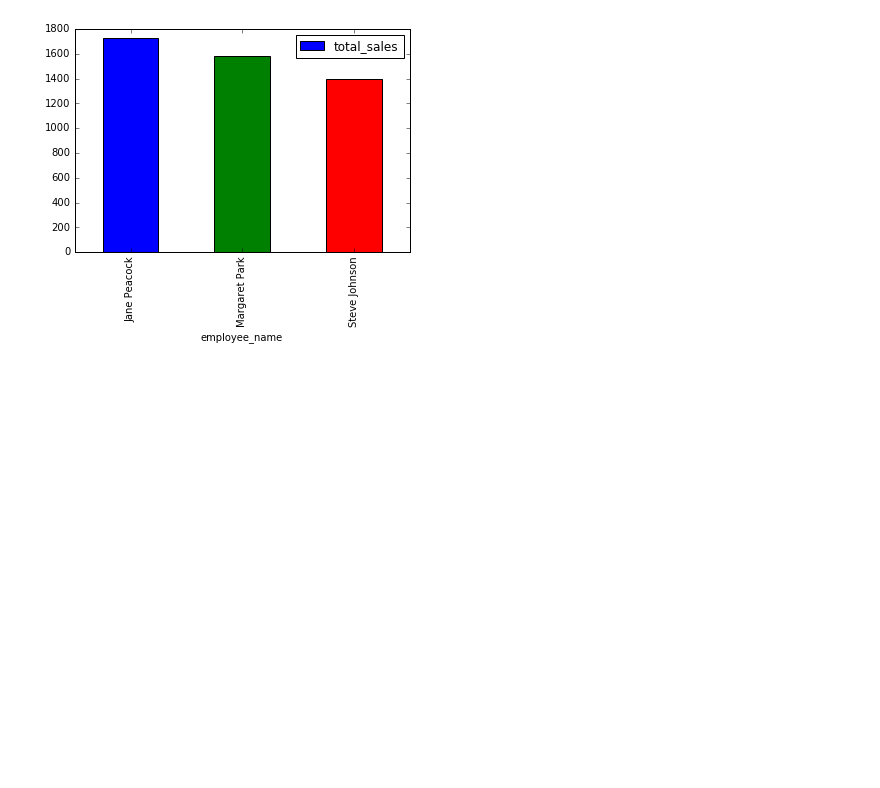
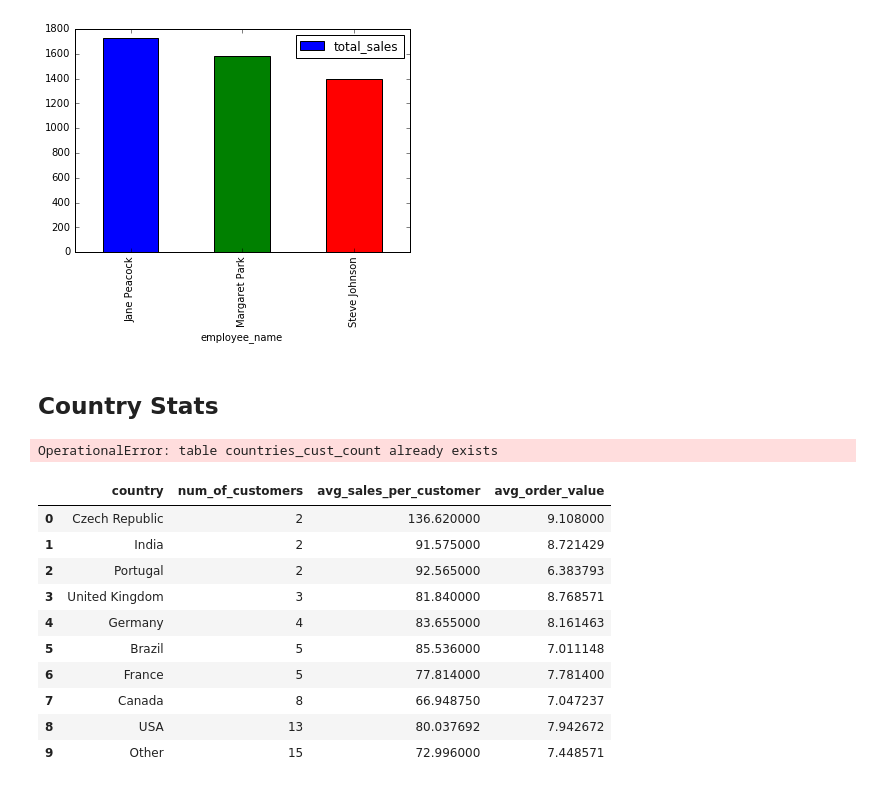
Before and after one commit to axiaosun/Chinook, a Jupyter notebook: chinook.ipynb, the cells around one changed output. Cells and saved outputs as stored; diff of their text form; code cells hidden in the pictures; blank space fills up the shorter version.

```diff
--- a/chinook.ipynb
+++ b/chinook.ipynb
@@ -173,3 +174,50 @@ sales_per_agent.plot.bar(x='employee_name', y='total_sales', rot=90)
 # %% [output]
 <matplotlib.axes._subplots.AxesSubplot at 0x...>
 [figure]
+# %% [markdown]
+## Country Stats
+# %%
+c = '''
+CREATE VIEW countries_cust_count AS
+    SELECT
+        country,
+        COUNT(DISTINCT customer_id) count
+    FROM customer
+    GROUP BY 1
+    ORDER BY 2 DESC;'''
+run_command(c)
+# %% [output]
+OperationalError: table countries_cust_count already exists
+# %%
+q = """
+SELECT
+    ccc2.country_2 country,
+    COUNT(DISTINCT c.customer_id) num_of_customers,
+    SUM(i.total)/COUNT(DISTINCT c.customer_id) avg_sales_per_customer,
+    SUM(i.total)/COUNT(DISTINCT i.invoice_id) avg_order_value
+FROM invoice i
+LEFT JOIN customer c ON i.customer_id = c.customer_id
+LEFT JOIN (
+    SELECT
+    *,
+    CASE
+        WHEN ccc.count = 1 THEN "Other"
+        ELSE ccc.country
+    END AS country_2
+    FROM countries_cust_count ccc)ccc2 ON ccc2.country = c.country
+GROUP BY 1
+ORDER BY 2 ASC"""
+
+run_query(q)
+# %% [output]
+|  | country | num_of_customers | avg_sales_per_customer | avg_order_value |
+| 0 | Czech Republic | 2 | 136.620000 | 9.108000 |
+| 1 | India | 2 | 91.575000 | 8.721429 |
+| 2 | Portugal | 2 | 92.565000 | 6.383793 |
+| 3 | United Kingdom | 3 | 81.840000 | 8.768571 |
+| 4 | Germany | 4 | 83.655000 | 8.161463 |
+| 5 | Brazil | 5 | 85.536000 | 7.011148 |
+| 6 | France | 5 | 77.814000 | 7.781400 |
+| 7 | Canada | 8 | 66.948750 | 7.047237 |
+| 8 | USA | 13 | 80.037692 | 7.942672 |
+| 9 | Other | 15 | 72.996000 | 7.448571 |
```
Also changed, not shown: parts of 1 cell of this notebook.
